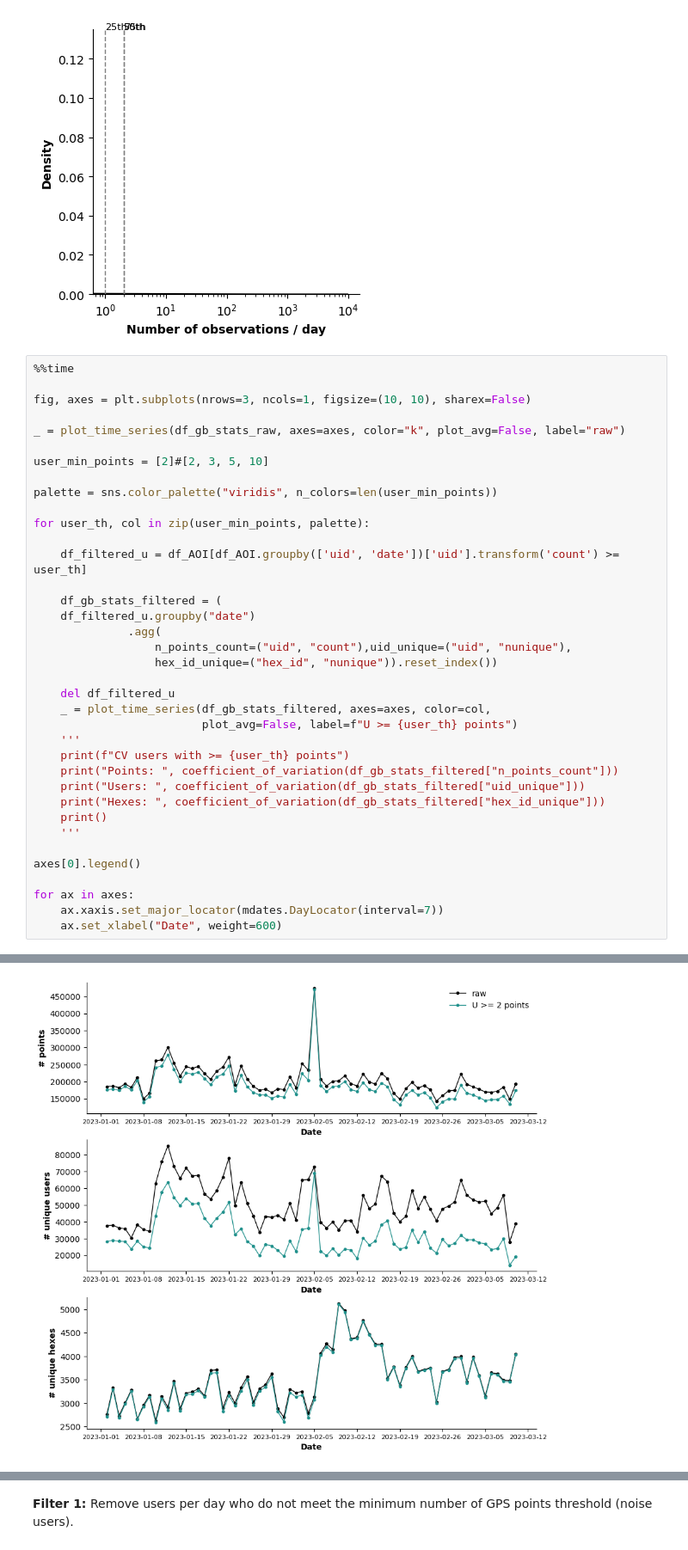
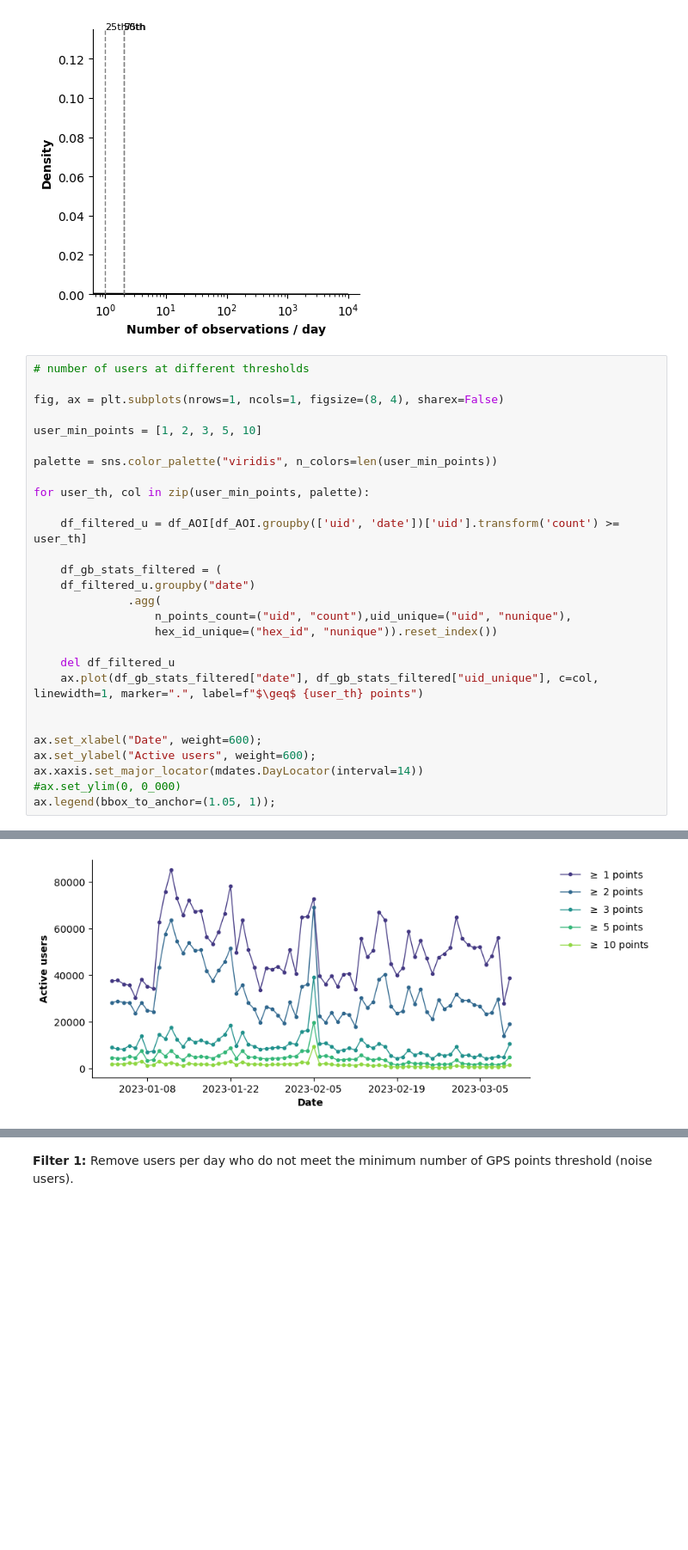
Before and after one commit to worldbank/eca-resilience, a Jupyter notebook: notebooks/Earthquake_report.ipynb, the cells around one changed output, grey strips where cells are left out. Shown at 86% size. Drawn from its saved outputs; the diff is of its cells as text; blank space fills up the shorter version.

Commit message:
Update Earthquake_report.ipynb
Address major comments for the report.

```diff
--- a/notebooks/Earthquake_report.ipynb
+++ b/notebooks/Earthquake_report.ipynb
@@ -568,13 +465,11 @@ ax.set_ylabel("Density", weight=600);
 # %% [output]
 [figure]
 # %%
-%%time
+# number of users at different thresholds
 
-fig, axes = plt.subplots(nrows=3, ncols=1, figsize=(10, 10), sharex=False)
+fig, ax = plt.subplots(nrows=1, ncols=1, figsize=(8, 4), sharex=False)
 
-_ = plot_time_series(df_gb_stats_raw, axes=axes, color="k", plot_avg=False, label="raw")
-
-user_min_points = [2]#[2, 3, 5, 10]
+user_min_points = [1, 2, 3, 5, 10]
 
 palette = sns.color_palette("viridis", n_colors=len(user_min_points))
 
@@ -589,19 +484,12 @@ for user_th, col in zip(user_min_points, palette):
                   hex_id_unique=("hex_id", "nunique")).reset_index())
 
     del df_filtered_u
-    _ = plot_time_series(df_gb_stats_filtered, axes=axes, color=col,
-                         plot_avg=False, label=f"U >= {user_th} points")
-    '''
-    print(f"CV users with >= {user_th} points")
-    print("Points: ", coefficient_of_variation(df_gb_stats_filtered["n_points_count"]))
-    print("Users: ", coefficient_of_variation(df_gb_stats_filtered["uid_unique"]))
-    print("Hexes: ", coefficient_of_variation(df_gb_stats_filtered["hex_id_unique"]))
-    print()
-    '''
+    ax.plot(df_gb_stats_filtered["date"], df_gb_stats_filtered["uid_unique"], c=col, linewidth=1, marker=".", label=f"$\geq$ {user_th} points")
 
-axes[0].legend()
 
-for ax in axes:
-    ax.xaxis.set_major_locator(mdates.DayLocator(interval=7))
-    ax.set_xlabel("Date", weight=600)
+ax.set_xlabel("Date", weight=600);
+ax.set_ylabel("Active users", weight=600);
+ax.xaxis.set_major_locator(mdates.DayLocator(interval=14))
+#ax.set_ylim(0, 0_000)
+ax.legend(bbox_to_anchor=(1.05, 1));
 # %% [output]
@@ -610 +496 @@ Wall time: 12.1 s
-[figure, old version]
+[figure, new version]
```
Also changed, not shown: parts of 33 cells of this notebook.
